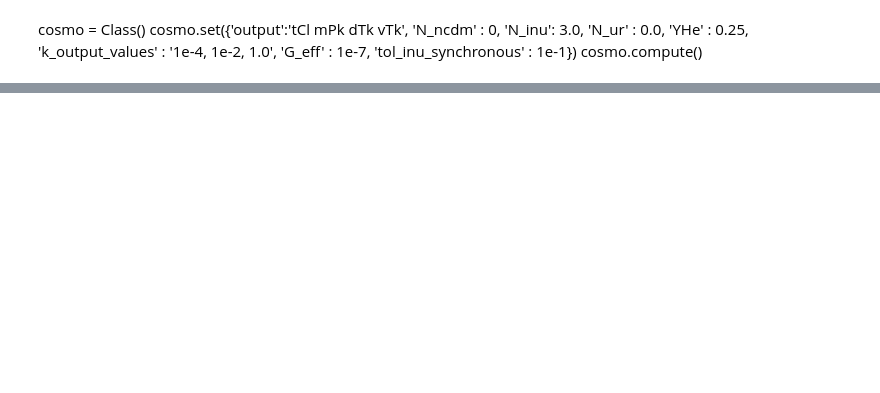
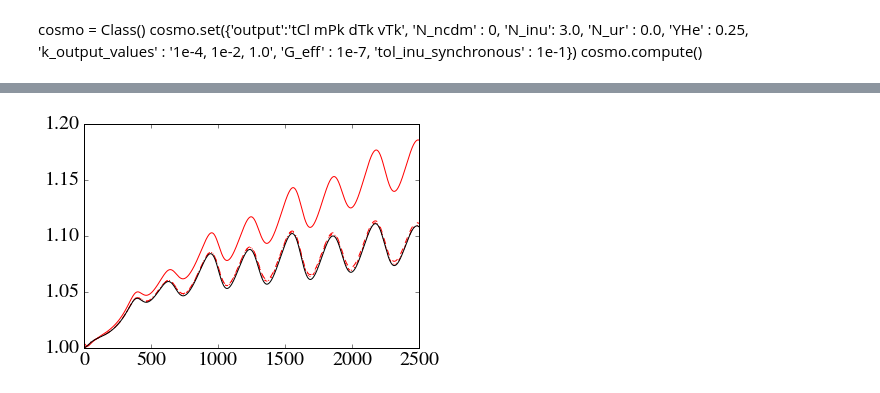
Before and after one commit to ThomasTram/CLASSmods, a Jupyter notebook: CYRvsISA.ipynb, the cells around one changed output, grey strips where cells are left out. Saved outputs shown, nothing was run; the diff lists cells and outputs as text; code cells hidden in the pictures; blank space fills up the shorter version.

```diff
--- a/CYRvsISA.ipynb
+++ b/CYRvsISA.ipynb
@@ -83,7 +134,7 @@ for G in G_eff_vec:
            'k_output_values' : '1e-4, 1e-2, 1.0',
            'G_eff' : G,
            'tol_inu_synchronous' : Nbins_inu,
-         'l_max_inu':10,
+         'l_max_inu':15,
 #          'tol_perturb_integration':10000,
          'perturbations_verbose':3})
     %time ISA[G].compute()
@@ -103,10 +147,10 @@ for G in G_eff_vec:
     cl_CYR = CYR[G].raw_cl()
     cl_ISA = ISA[G].raw_cl()
     l = cl_ISA['ell'][2:]
-    p = plt.plot(l,cl_ISA['tt'][2:]/clnoint['tt'][2:],label=r'$\mathrm{ISA}, G_\mathrm{eff}='+"{:g}".format(G)+'$')
+    p = plt.plot(l,cl_ISA['tt'][2:]/clref['tt'][2:],label=r'$\mathrm{ISA}, G_\mathrm{eff}='+"{:g}".format(G)+'$')
     colour = p[0].get_color()
     plt.plot(l,cl_CYR['tt'][2:]/clref['tt'][2:],label=r'$\mathrm{CYR}, G_\mathrm{eff}='+"{:g}".format(G)+'$',
              ls='--',color=colour)
 #plt.ylim([0.997,1.003])
 lgd = plt.legend(loc='upper left',ncol=1,bbox_to_anchor=(1.03, 1.045))
-plt.savefig("CYRvsISA.pdf",bbox_extra_artists=(lgd,), bbox_inches='tight')
+#plt.savefig("CYRvsISA.pdf",bbox_extra_artists=(lgd,), bbox_inches='tight')
@@ -130,0 +436,40 @@ plt.legend(loc='lower left')
+# %%
+Int21 = Class()
+Int21.set({'output':'tCl mPk dTk vTk',
+          'evolver':1,
+           'N_ncdm' : 0,
+           'N_inu': 3.00,
+           'N_ur' : 0.0,
+           'YHe' : 0.25,
+           'k_output_values' : '1e-4, 1e-2, 1.0',
+           'G_eff' : 1e-2,
+           'tol_inu_synchronous' : 70,
+           'l_max_inu':15,
+           'qmax_inu':21.,
+           'qmin_inu':0.1,
+           'quadrature_method_inu':1,
+#          'tol_perturb_integration':10000,
+           'perturbations_verbose':3,
+           'background_verbose':1,
+           'input_verbose':1})
+Int21.compute()
+# %%
+Ref = Standard
+clInt12 = Int12.raw_cl()
+clInt15 = Int15.raw_cl()
+clInt18 = Int18.raw_cl()
+clInt21 = Int21.raw_cl()
+
+l = clInt12['ell'][2:]
+
+plt.plot(l,clInt12['tt'][2:]/clref['tt'][2:],label=r'$d_q=0.3, q_\mathrm{max}=12',color="Red")
+plt.plot(l,clInt15['tt'][2:]/clref['tt'][2:],label=r'$d_q=0.3, q_\mathrm{max}=15',color="Red",ls='--')
+plt.plot(l,clInt18['tt'][2:]/clref['tt'][2:],label=r'$d_q=0.3, q_\mathrm{max}=18',color="Red",ls=':')
+plt.plot(l,clInt21['tt'][2:]/clref['tt'][2:],label=r'$d_q=0.3, q_\mathrm{max}=21',color="Red",ls='-.')
+
+for G in [1e-2]:
+    cl_CYR = CYR[G].raw_cl()
+
+    plt.plot(l,cl_CYR['tt'][2:]/clref['tt'][2:],label=r'$\mathrm{CYR}, G_\mathrm{eff}='+"{:g}".format(G)+'$',color="Black")
+# %% [output]
+[figure, added]
```
Also changed, not shown: parts of 28 cells of this notebook, 6 other files.
